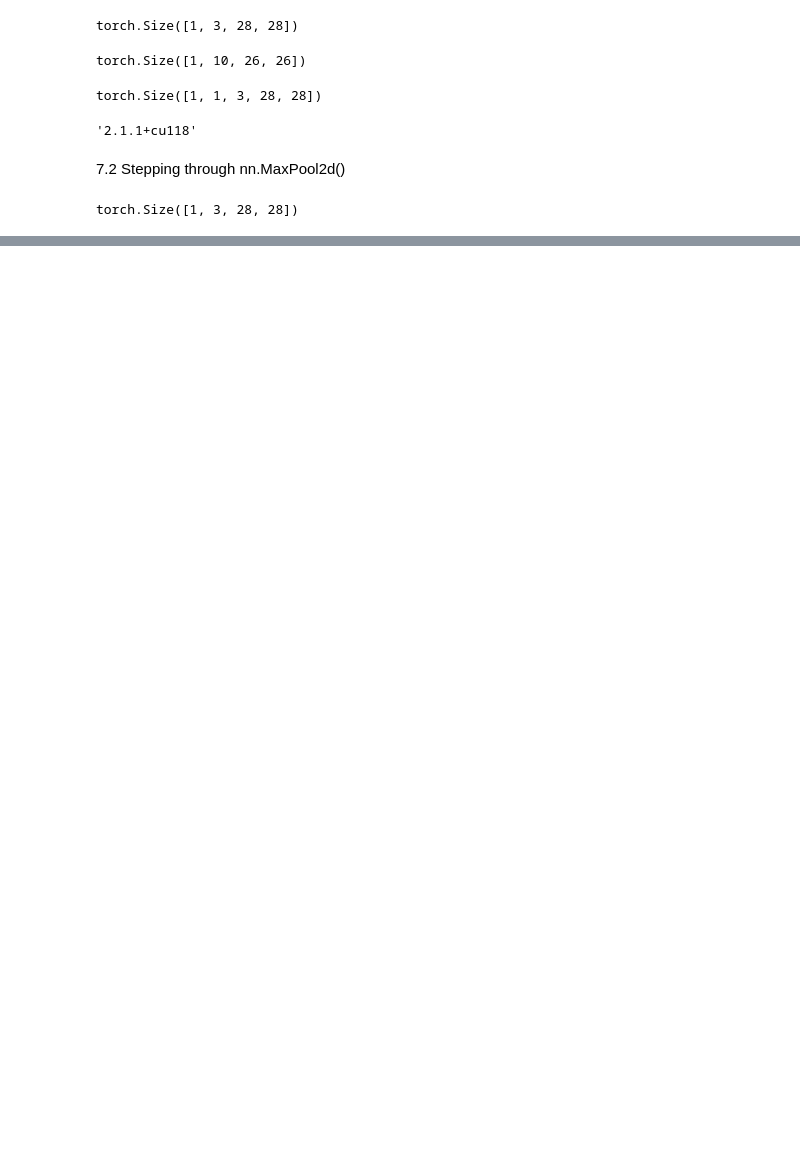
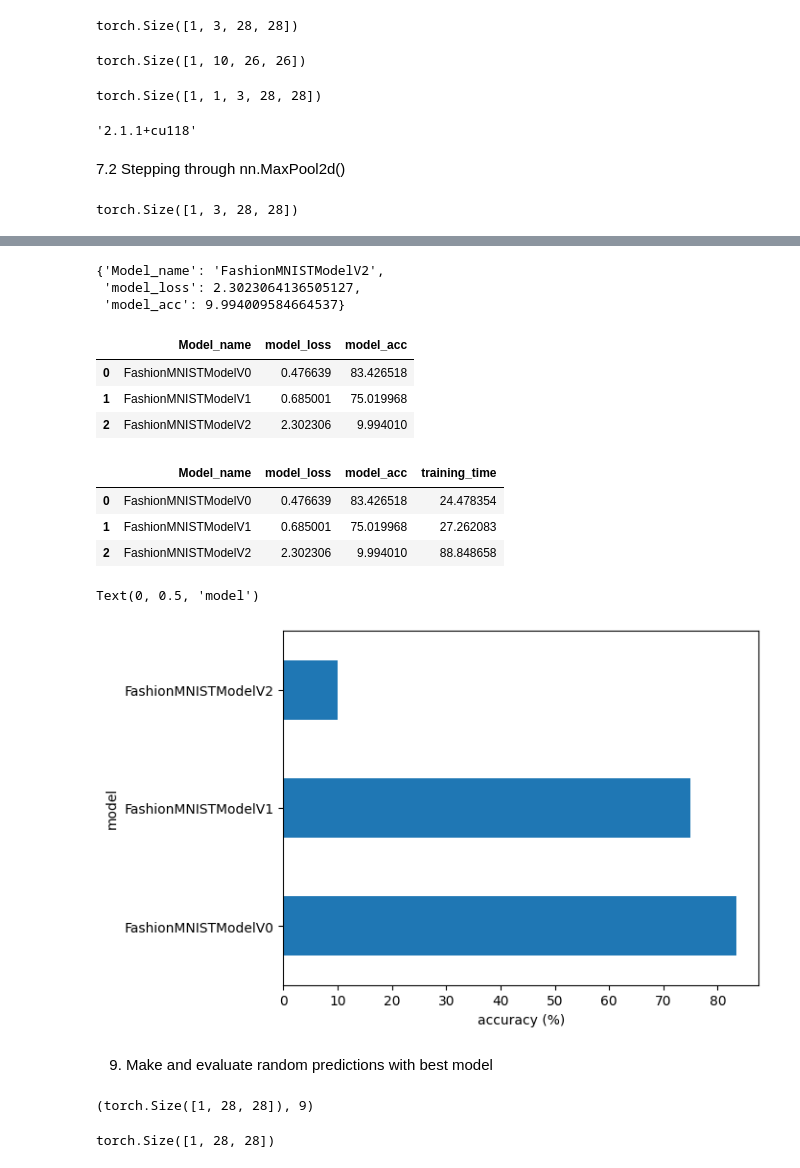
Before and after one commit to parimalakettymuthu/ComputerVision, a Jupyter notebook: PyTorch_ComputerVision.ipynb, the cells around one changed output, grey strips where cells are left out. Drawn from its saved outputs; the diff is of its cells as text; code cells hidden in the pictures; blank space fills up the shorter version.

```diff
--- a/PyTorch_ComputerVision.ipynb
+++ b/PyTorch_ComputerVision.ipynb
@@ -533,7 +552,7 @@ def test_step(model: torch.nn.Module,
               device: torch.device = device):
     """ Performs a testing loop step on model going over data_loader"""
     test_loss, test_acc = 0, 0
-
+    model.to(device)
     #Put the model in eval mode
     model.eval()
 
@@ -764,0 +869,44 @@ Test image with unsqueezed dimensione: torch.Size([1, 1, 3, 28, 28])
+# %%
+model_2_results = eval_model(
+    model=model_2,
+    data_loader=test_dataloader,
+    loss_fn=loss_fn,
+    accuracy_fn=accuracy_fn,
+    device=device
+)
+model_2_results
+# %% [output]
+{'Model_name': 'FashionMNISTModelV2',
+ 'model_loss': 2.3023064136505127,
+ 'model_acc': 9.994009584664537}
+# %%
+import pandas as pd
+compare_results = pd.DataFrame([model_0_results,
+                                model_1_results,
+                                model_2_results])
+compare_results
+# %% [output]
+|  | Model_name | model_loss | model_acc |
+| 0 | FashionMNISTModelV0 | 0.476639 | 83.426518 |
+| 1 | FashionMNISTModelV1 | 0.685001 | 75.019968 |
+| 2 | FashionMNISTModelV2 | 2.302306 | 9.994010 |
+# %%
+compare_results["training_time"] = [total_train_time_model_0,
+                                    total_train_time_model_1,
+                                    total_train_time_model_2]
+compare_results
+# %% [output]
+|  | Model_name | model_loss | model_acc | training_time |
+| 0 | FashionMNISTModelV0 | 0.476639 | 83.426518 | 24.478354 |
+| 1 | FashionMNISTModelV1 | 0.685001 | 75.019968 | 27.262083 |
+| 2 | FashionMNISTModelV2 | 2.302306 | 9.994010 | 88.848658 |
+# %%
+#Viualize our model results
+compare_results.set_index("Model_name")["model_acc"].plot(kind="barh")
+plt.xlabel("accuracy (%)")
+plt.ylabel("model")
+# %% [output]
+Text(0, 0.5, 'model')
+[figure, added]
+# %% [markdown]
+9. Make and evaluate random predictions with best model
@@ -764,0 +935,18 @@ Test image with unsqueezed dimensione: torch.Size([1, 1, 3, 28, 28])
+# %%
+img, label = test_data[0][:10]
+img.shape, label
+# %% [output]
+(torch.Size([1, 28, 28]), 9)
+# %%
+import random
+random.seed(42)
+test_samples = []
+test_labels = []
+for sample, label in random.sample(list(test_data), k=9):
+    test_samples.append(sample)
+    test_labels.append(label)
+
+#View the 1st sample shape
+test_samples[0].shape
+# %% [output]
+torch.Size([1, 28, 28])
```
Also changed, not shown: parts of 27 cells of this notebook.
